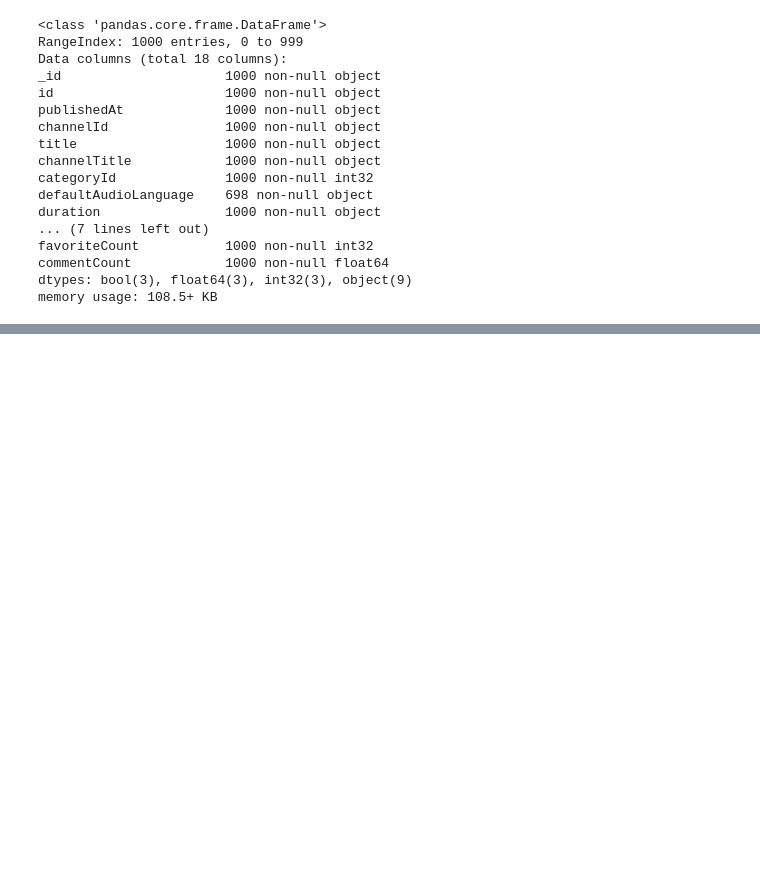
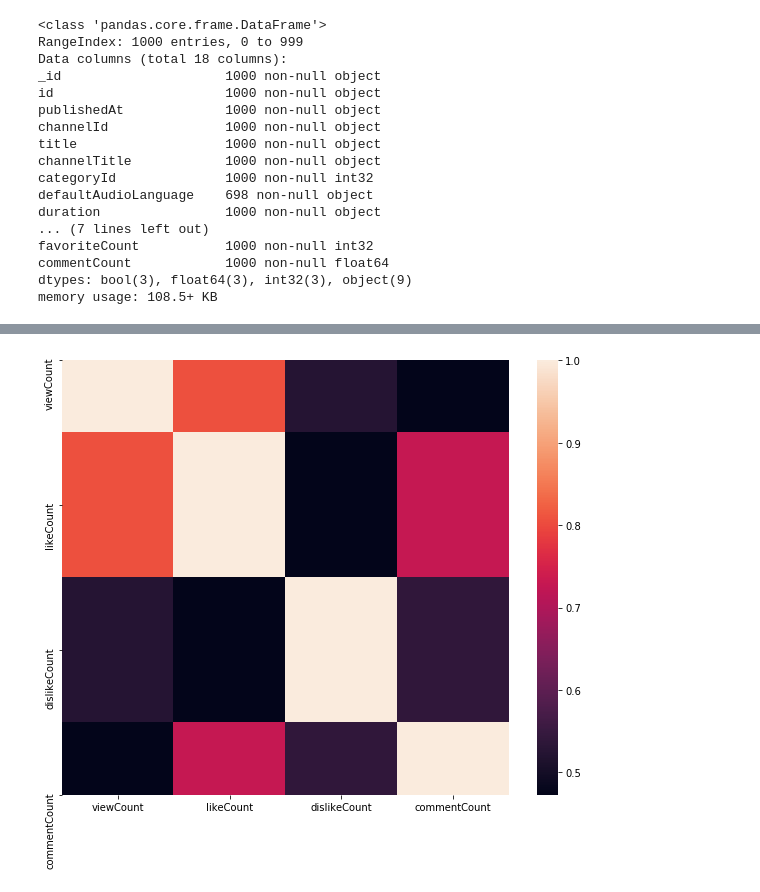
Before and after one commit to AdityaDarak22/video-streaming-data-analysis, a Jupyter notebook: src/youtube analysis.ipynb, the cells around one changed output, grey strips where cells are left out. Saved outputs shown, nothing was run; the diff lists cells and outputs as text; code cells hidden in the pictures; blank space fills up the shorter version.

```diff
--- a/src/youtube analysis.ipynb
+++ b/src/youtube analysis.ipynb
@@ -796,0 +826,9 @@ memory usage: 108.5+ KB
+# %%
+# Is there correlation between "viewCount", "likeCount", "dislikeCount", "commentCount"?
+
+plt.figure(figsize = (10,8))
+
+sns.heatmap(video_df[["viewCount", "likeCount", "dislikeCount", "commentCount"]].corr())
+plt.show()
+# %% [output]
+[figure, added]
```
Also changed, not shown: parts of 24 cells of this notebook.
